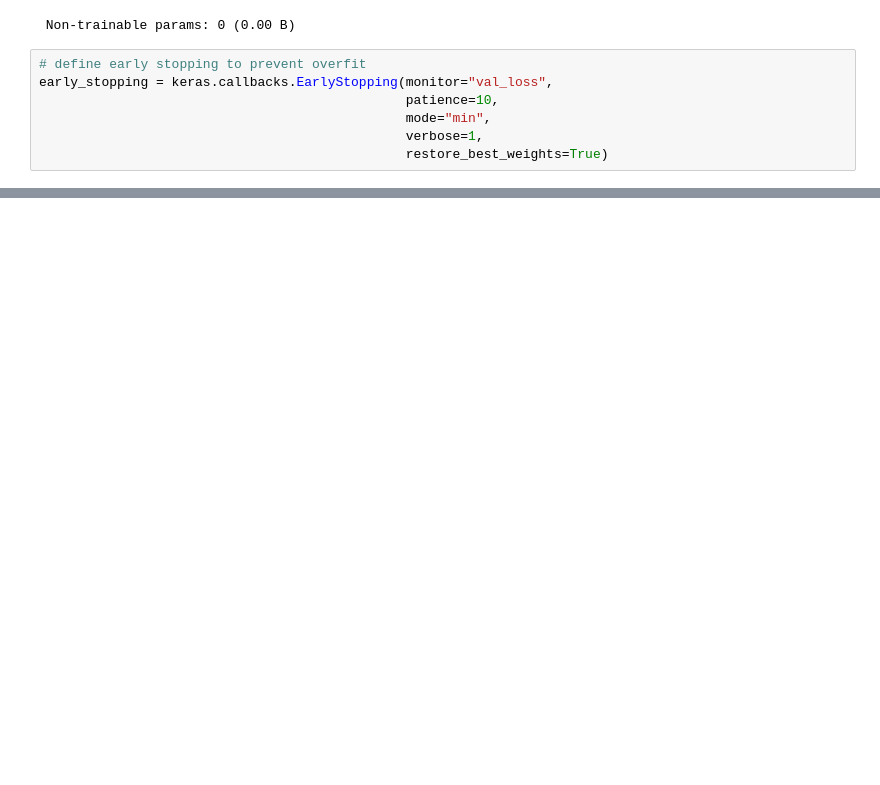
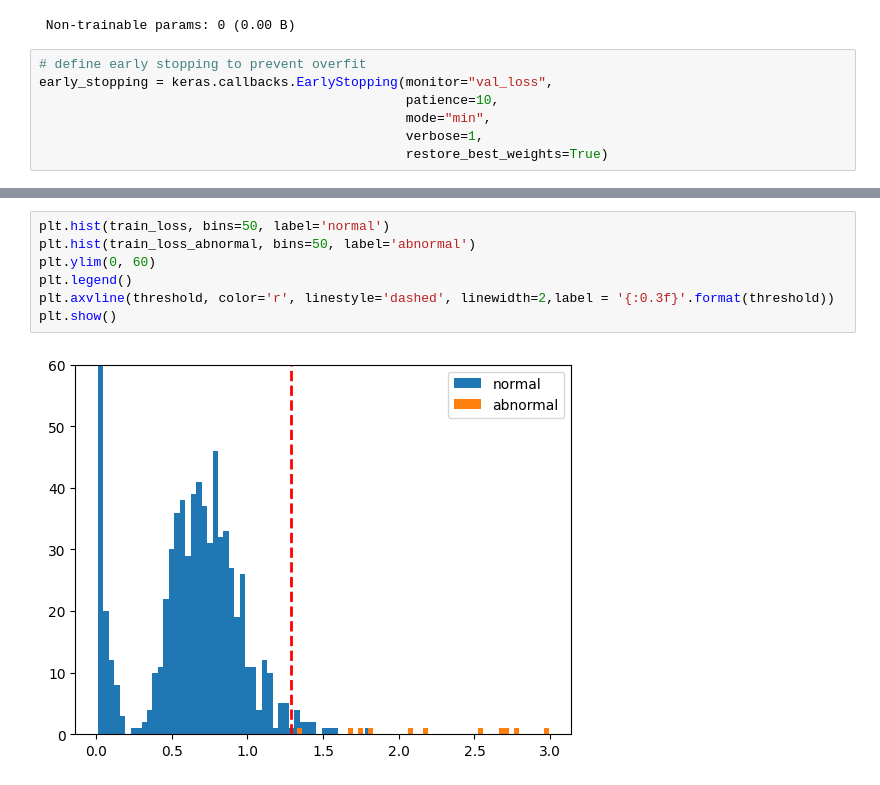
Before and after one commit to Ziyi-star/Bachelor-Project, a Jupyter notebook: notebooks/Handlebar/03-Lstm__Handlebar_tensorflow_v1.ipynb, the cells around one changed output, grey strips where cells are left out. Saved outputs shown, nothing was run; the diff lists cells and outputs as text; blank space fills up the shorter version.

```diff
--- a/notebooks/Handlebar/03-Lstm__Handlebar_tensorflow_v1.ipynb
+++ b/notebooks/Handlebar/03-Lstm__Handlebar_tensorflow_v1.ipynb
@@ -196,0 +250,9 @@ plt.legend()
+# %%
+plt.hist(train_loss, bins=50, label='normal')
+plt.hist(train_loss_abnormal, bins=50, label='abnormal')
+plt.ylim(0, 60)
+plt.legend()
+plt.axvline(threshold, color='r', linestyle='dashed', linewidth=2,label = '{:0.3f}'.format(threshold))
+plt.show()
+# %% [output]
+[figure, added]
```
Also changed, not shown: parts of 10 cells of this notebook.
